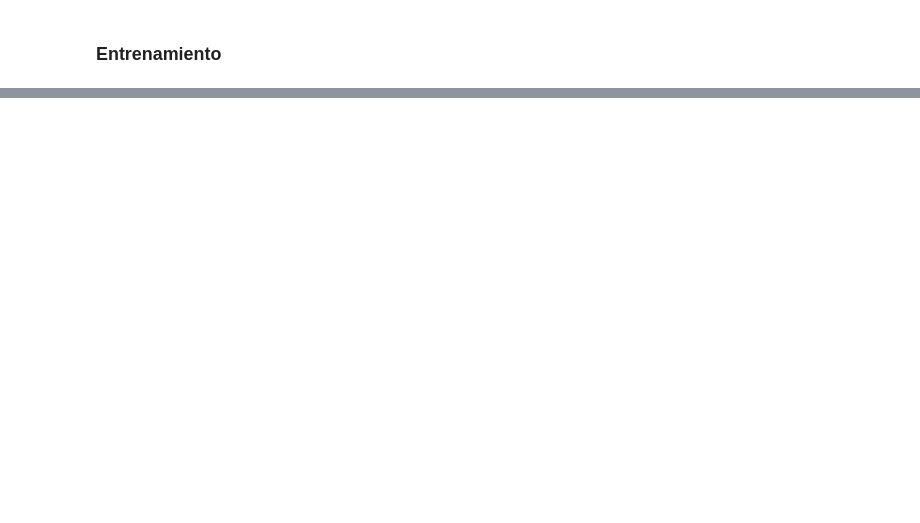
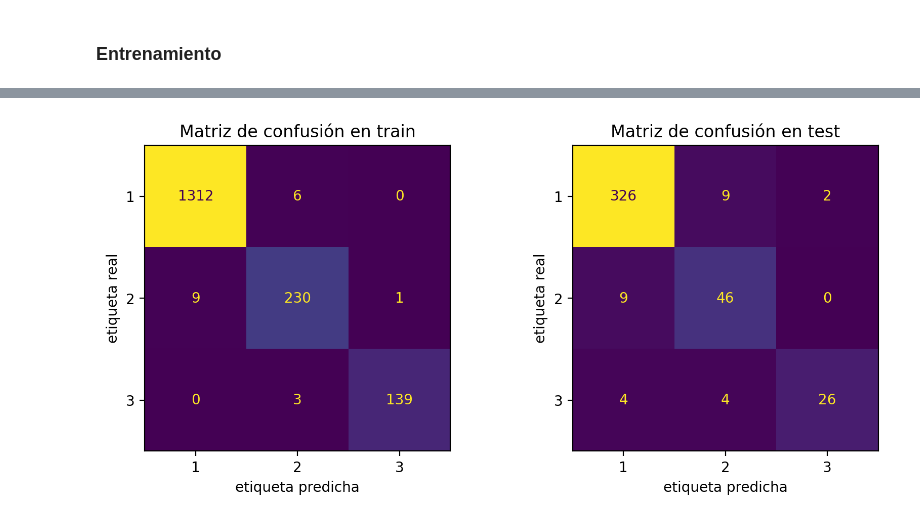
Before and after one commit to mianfg-DGIIM/AA, a Jupyter notebook: Prácticas/Práctica Final/PF_notebook-mianfg.ipynb, the cells around one changed output, grey strips where cells are left out. Drawn from its saved outputs; the diff is of its cells as text; code cells hidden in the pictures; blank space fills up the shorter version.

```diff
--- a/Prácticas/Práctica Final/PF_notebook-mianfg.ipynb
+++ b/Prácticas/Práctica Final/PF_notebook-mianfg.ipynb
@@ -424,0 +524,4 @@ Accuracy en test: 0.8896713615023474
+# %%
+plot_confusion_matrix(best_estimators['svm'], X_train, X_test, y_train, y_test)
+# %% [output]
+[figure, added]
```
Also changed, not shown: parts of 25 cells of this notebook, 7 other files.
